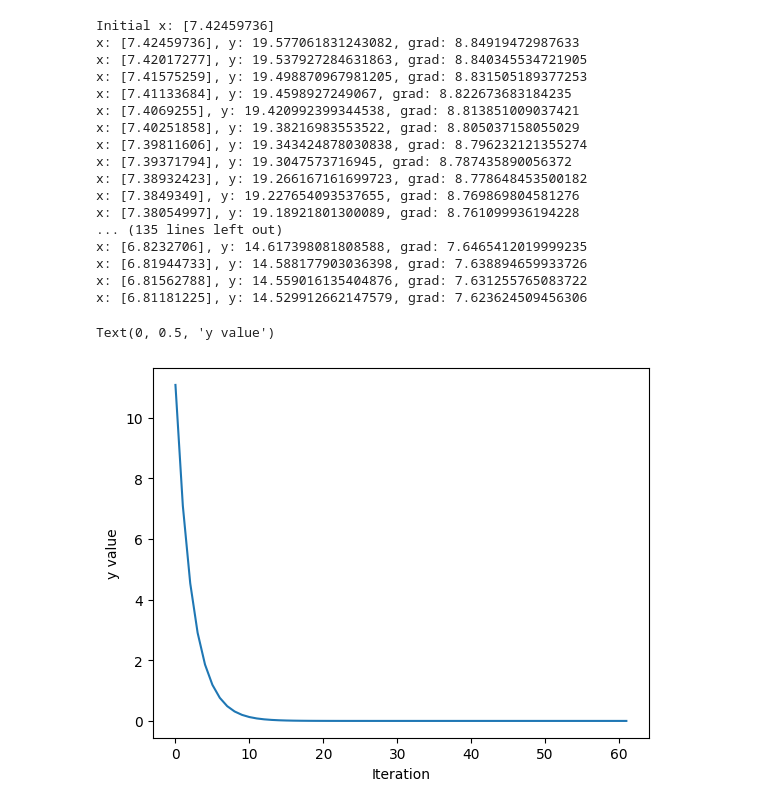
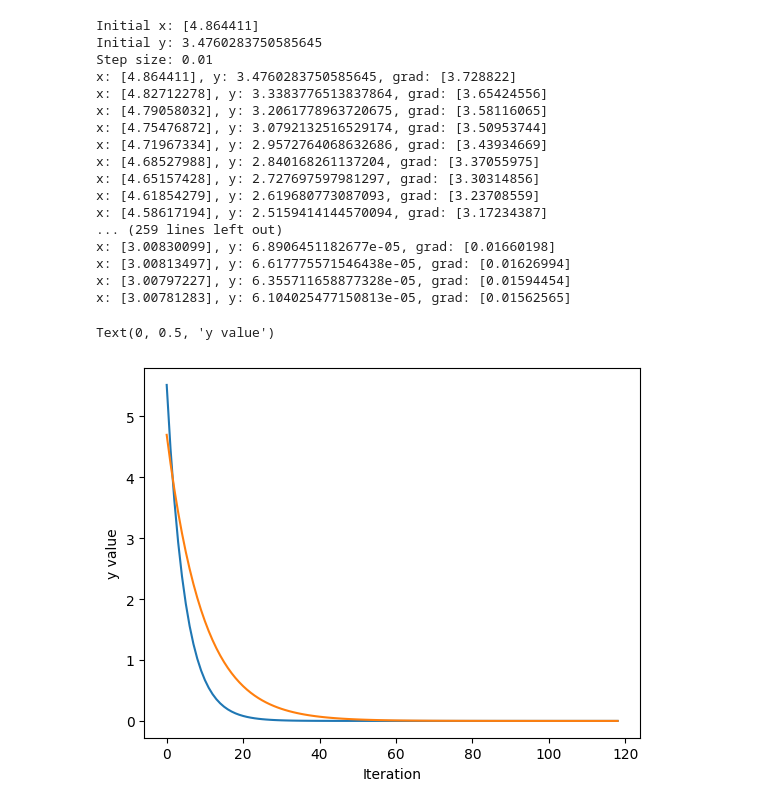
Before and after one commit to AssafR/gd-secret-api, a Jupyter notebook: gradient_descent.ipynb, the cells around one changed output. Saved outputs shown, nothing was run; the diff lists cells and outputs as text; code cells hidden in the pictures.

```diff
--- a/gradient_descent.ipynb
+++ b/gradient_descent.ipynb
@@ -82,19 +82,19 @@ def evaluate_2d(x_vec):
     assert _is_json_like(data)
     return data["y"]
 
-def evaluate_2d_calc_grad(x_vec, eps=1e-6):
+def evaluate_calc_grad(x_vec, api_func, eps=1e-6):
     """Compute numerical gradient for a 2D input using central differences."""
     # ensure we have a mutable copy
-    grad = [0.0, 0.0]
-    for i in range(2):
+    grad = np.zeros_like(x_vec)
+    for i in range(x_vec.shape[0]):
         x_plus = list(x_vec)
         x_minus = list(x_vec)
         x_plus[i] += eps
         x_minus[i] -= eps
-        y_plus = evaluate_2d(x_plus)
-        y_minus = evaluate_2d(x_minus)
+        y_plus = api_func(x_plus)
+        y_minus = api_func(x_minus)
         grad[i] = (y_plus - y_minus) / (2 * eps)
-    y = evaluate_2d(x_vec)
+    y = api_func(x_vec)
     return y, grad
 
 # print(evaluate_1d(2.5))
@@ -104,7 +104,7 @@ def evaluate_2d_calc_grad(x_vec, eps=1e-6):
 # %%
 curr_diff = np.inf
 curr_x = np.array([np.random.rand() * 10])
-step_size = 0.0005
+step_size = 0.01
 
 
 print(f"Initial x: {curr_x}")
@@ -112,11 +112,14 @@ print(f"Initial y: {evaluate_1d(curr_x)}")
 print(f"Step size: {step_size}")
 
 y_values = []
+grad_sizes = []
 
-while curr_diff > 1e-6:
-    y, grad = evaluate_1d_calc_grad(curr_x)
+while curr_diff > 1e-5:
+    # y, grad = evaluate_1d_calc_grad(curr_x)
+    y, grad = evaluate_calc_grad(curr_x, evaluate_1d)
     y_values.append(y)
     grad = np.array(grad)
+    grad_sizes.append(np.linalg.norm(grad))
     print(f"x: {curr_x}, y: {y}, grad: {grad}")
     next_x = curr_x - step_size * grad
     curr_diff = abs(next_x - curr_x)
@@ -124,28 +127,29 @@ while curr_diff > 1e-6:
 
 print(f"Final x: {curr_x}, Final y: {evaluate_1d(curr_x)}")
 # %% [output]
-Initial x: [7.42459736]
-x: [7.42459736], y: 19.577061831243082, grad: 8.84919472987633
-x: [7.42017277], y: 19.537927284631863, grad: 8.840345534721905
-x: [7.41575259], y: 19.498870967981205, grad: 8.831505189377253
-x: [7.41133684], y: 19.4598927249067, grad: 8.822673683184235
-x: [7.4069255], y: 19.420992399344538, grad: 8.813851009037421
-x: [7.40251858], y: 19.38216983553522, grad: 8.805037158055029
-x: [7.39811606], y: 19.343424878030838, grad: 8.796232121355274
-x: [7.39371794], y: 19.3047573716945, grad: 8.787435890056372
-x: [7.38932423], y: 19.266167161699723, grad: 8.778648453500182
-x: [7.3849349], y: 19.227654093537655, grad: 8.769869804581276
-x: [7.38054997], y: 19.18921801300089, grad: 8.761099936194228
-... (135 lines left out)
-x: [6.8232706], y: 14.617398081808588, grad: 7.6465412019999235
-x: [6.81944733], y: 14.588177903036398, grad: 7.638894659933726
-x: [6.81562788], y: 14.559016135404876, grad: 7.631255765083722
-x: [6.81181225], y: 14.529912662147579, grad: 7.623624509456306
+Initial x: [4.864411]
+Initial y: 3.4760283750585645
+Step size: 0.01
+x: [4.864411], y: 3.4760283750585645, grad: [3.728822]
+x: [4.82712278], y: 3.3383776513837864, grad: [3.65424556]
+x: [4.79058032], y: 3.2061778963720675, grad: [3.58116065]
+x: [4.75476872], y: 3.0792132516529174, grad: [3.50953744]
+x: [4.71967334], y: 2.9572764068632686, grad: [3.43934669]
+x: [4.68527988], y: 2.840168261137204, grad: [3.37055975]
+x: [4.65157428], y: 2.727697597981297, grad: [3.30314856]
+x: [4.61854279], y: 2.619680773087093, grad: [3.23708559]
+x: [4.58617194], y: 2.5159414144570094, grad: [3.17234387]
+... (259 lines left out)
+x: [3.00830099], y: 6.8906451182677e-05, grad: [0.01660198]
+x: [3.00813497], y: 6.617775571546438e-05, grad: [0.01626994]
+x: [3.00797227], y: 6.355711658877328e-05, grad: [0.01594454]
+x: [3.00781283], y: 6.104025477150813e-05, grad: [0.01562565]
 # %%
 # plot y_values over time
 plt.plot(y_values)
+plt.plot(grad_sizes)
 plt.xlabel("Iteration")
 plt.ylabel("y value")
 # %% [output]
 Text(0, 0.5, 'y value')
-[figure, old version]
+[figure, new version]
```
Also changed, not shown: 3 other files.
